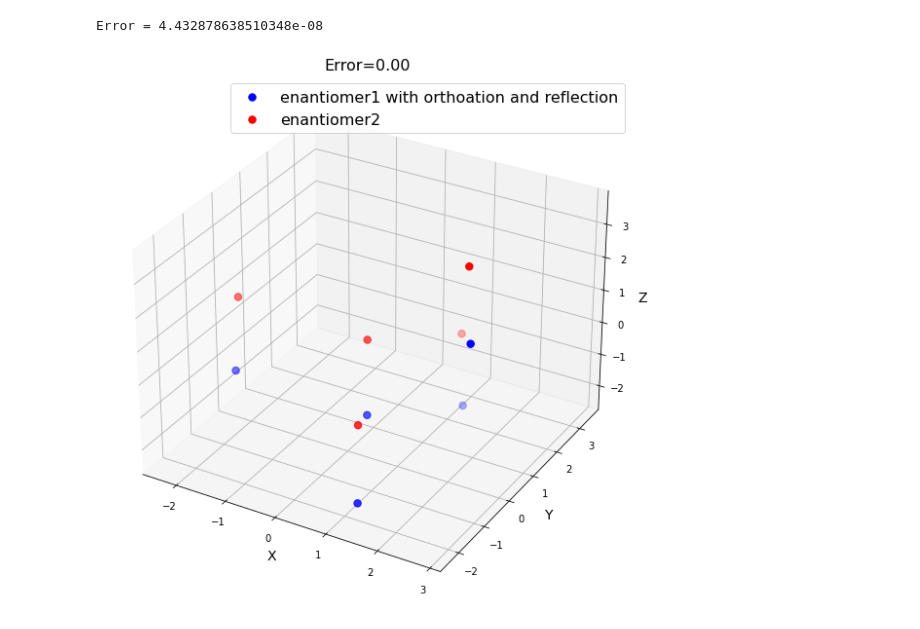
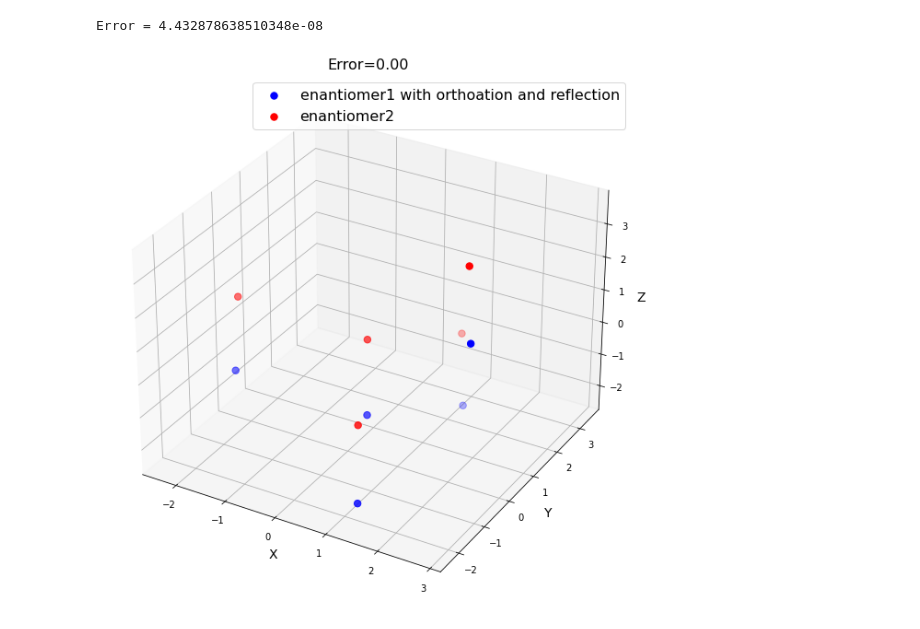
Before and after one commit to theochem/procrustes, a Jupyter notebook: docs/notebooks/Chirality_Check.ipynb, the cells around one changed output. Saved outputs shown, nothing was run; the diff lists cells and outputs as text; code cells hidden in the pictures.

```diff
--- a/docs/notebooks/Chirality_Check.ipynb
+++ b/docs/notebooks/Chirality_Check.ipynb
@@ -60,29 +109,19 @@ result_ortho = orthogonal(a, b, translate=True, scale=False)
 print("Error =", result_ortho.error)
 # %% [output]
 Error = 4.432878638510348e-08
-# %%
-# plot coordinates with both orthoation and reflection
-import matplotlib.pyplot as plt
-from mpl_toolkits.mplot3d import Axes3D
-
-a_ortho = np.dot(a, result_ortho.t)
-
-fig = plt.figure(figsize=(12, 10))
-ax = fig.add_subplot(111, projection="3d")
-
-ax.scatter(a_ortho[:,0], a_ortho[:,1], a_ortho[:,2], zdir="z",
-           s=55, c="b",
-           label="enantiomer1 with orthoation and reflection")
-ax.scatter(b[:,0], b[:,1], b[:,2], zdir="z", s=55,
-           c="r", label="enantiomer2")
-
-ax.set_xlabel("X", fontsize=14)
-ax.set_ylabel("Y", fontsize=14)
-ax.set_zlabel("Z", fontsize=14)
-
-ax.set_title("Error={:0.2f}".format(result_ortho.error),
-             fontsize=16)
-ax.legend(fontsize=16)
-plt.show()
-# %% [output]
-[figure, removed]
+# %%
+# rotated and refelction coordinates
+a_ortho = np.dot(a, result_ortho.t)
+
+# plot coordinates with only rotation
+plot_atom_coordinates(a_ortho, b,
+                      figsize=(10, 8),
+                      fontsize_label=14,
+                      fontsize_title=16,
+                      fontsize_legend=16,
+                      label1="enantiomer1 with orthoation and reflection",
+                      label2="enantiomer2",
+                      title="Error={:0.2f}".format(result_ortho.error),
+                      figfile=None)
+# %% [output]
+[figure, added]
```
Also changed, not shown: parts of 8 cells of this notebook.
